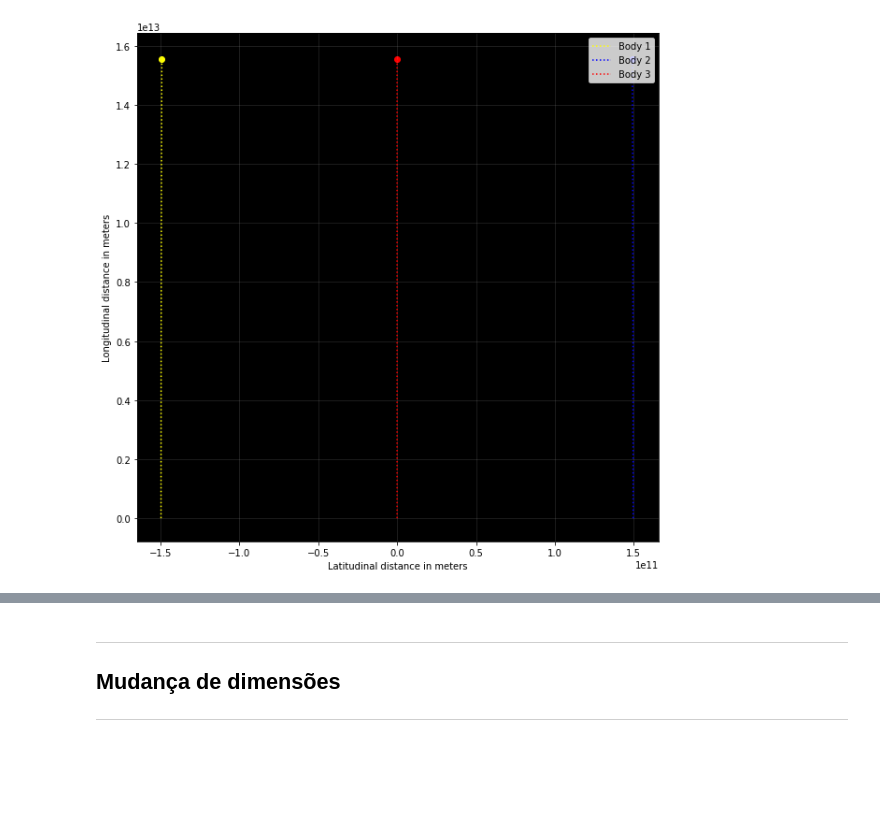
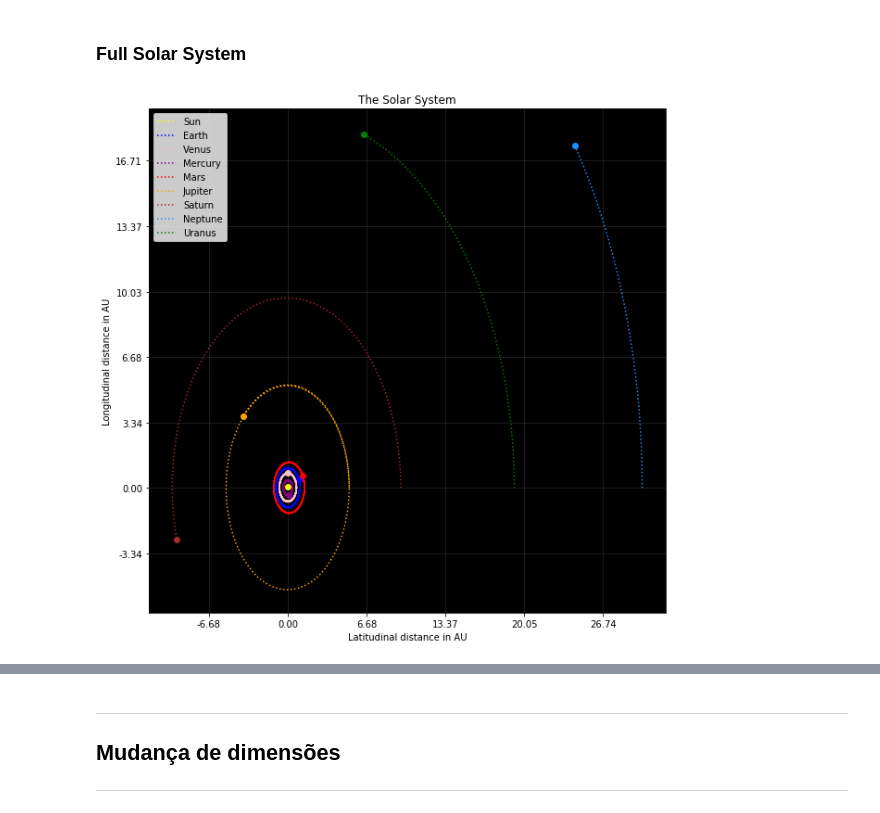
Before and after one commit to gil-miranda/university-courses, a Jupyter notebook: analise-numerica-edo-2019-1/project/testes/All bodies - Euler.ipynb, the cells around one changed output, grey strips where cells are left out. Cells and saved outputs as stored; diff of their text form; code cells hidden in the pictures; blank space fills up the shorter version.

```diff
--- a/analise-numerica-edo-2019-1/project/testes/All bodies - Euler.ipynb
+++ b/analise-numerica-edo-2019-1/project/testes/All bodies - Euler.ipynb
@@ -101 +94,28 @@ def orbit_plotter(pos, bodies):
+# %%
+def orbit_plotter(pos, bodies, title = 'Orbits'):
+    for b in bodies:
+        b.pos_x = [i[0] for i in pos[b.name]]
+        b.pos_y = [i[1] for i in pos[b.name]]
+
+    plt.figure(figsize=(10,10))
+
+    for b in bodies:
+        plt.plot(b.pos_x, b.pos_y, label = b.name, color = b.color, linestyle=':' )
+        plt.scatter(b.pos_x[-1],b.pos_y[-1], color = b.color)
+
+    plt.legend()
+    plt.grid(alpha=0.2)
+    plt.xlabel('Latitudinal distance in AU')
+    plt.ylabel('Longitudinal distance in AU')
+
+    ax = plt.gca()
+    ax.set_facecolor('black')
+
+    ### Changing scale of plot
+    ticks = ticker.FuncFormatter(lambda x, pos: '{0:.2f}'.format(x/AU))
+    ax.xaxis.set_major_formatter(ticks)
+    ax.yaxis.set_major_formatter(ticks)
+
+    plt.title(title)
+    plt.show()
 # %%
@@ -157,25 +178,10 @@ if __name__ == '__main__':
-# %%
-def main():
-    body1 = Body('Body 1', 'yellow')
-    body1.mass = 1e24
-    body1.p_x = -1*AU
-    body1.v_y = 30e3
-
-    body2 = Body('Body 2', 'blue')
-    body2.mass = 1e24
-    body2.p_x = 1*AU
-    body2.v_y = 30e3
-
-    body3 = Body('Body 3', 'red')
-    body3.mass = 1e24
-    body3.v_y = 30e3
-
-    bodies2 = [body1, body2, body3]
-    pos2 = simulate(bodies2)
-    orbit_plotter(pos2, bodies2)
-
-
-if __name__ == '__main__':
-    main()
-# %% [output]
-[figure, removed]
+# %% [markdown]
+### Full Solar System
+# %%
+bodies = [sun, earth, venus, mercury, mars, jupiter, saturn, neptune, uranus]
+bodies_plot = [sun, earth, venus, mercury, mars]
+
+pos = simulate(bodies, period = 6000)
+orbit_plotter(pos, bodies, title='The Solar System')
+# %% [output]
+[figure, added]
```
Also changed, not shown: parts of 24 cells of this notebook, 1 other file.
